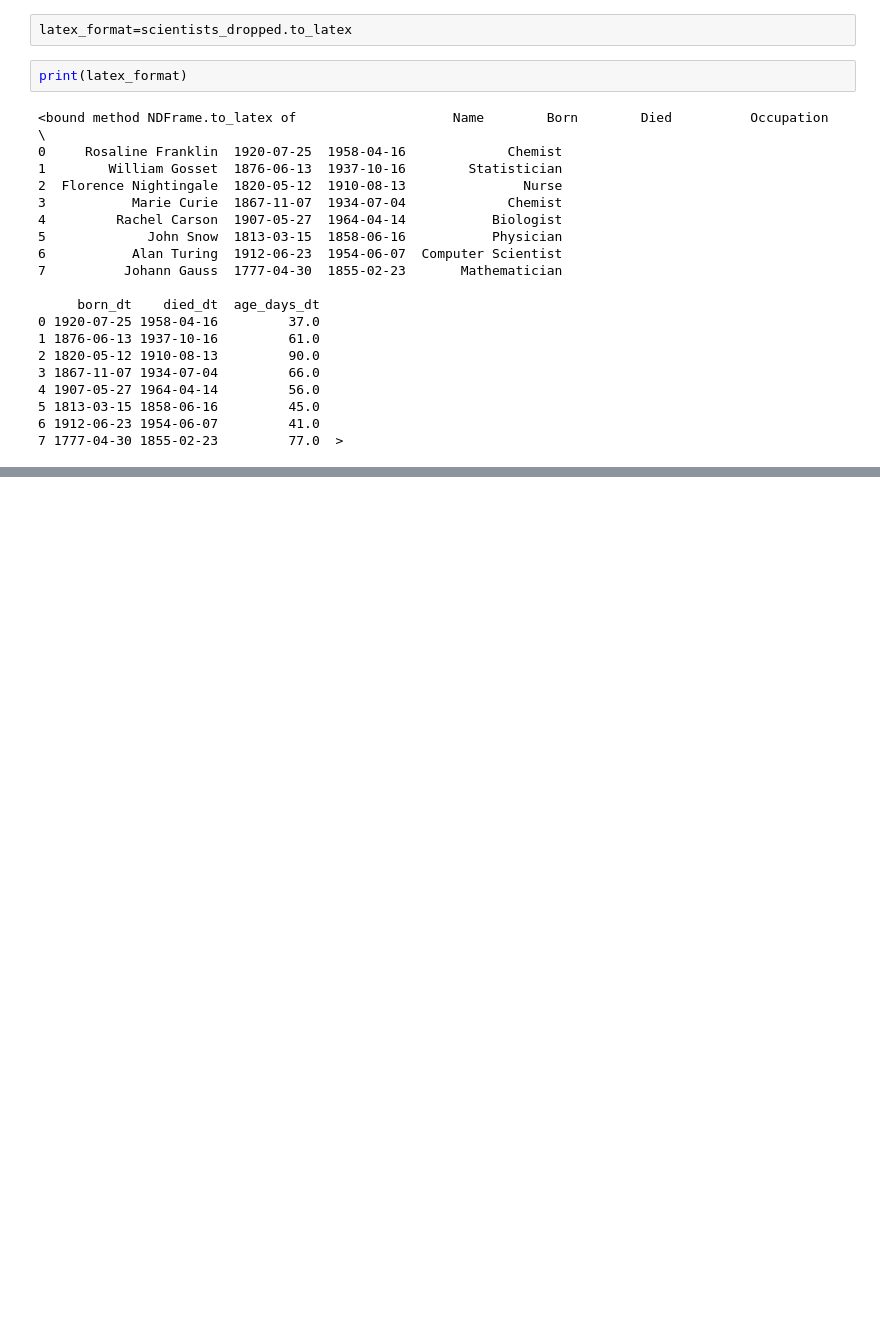
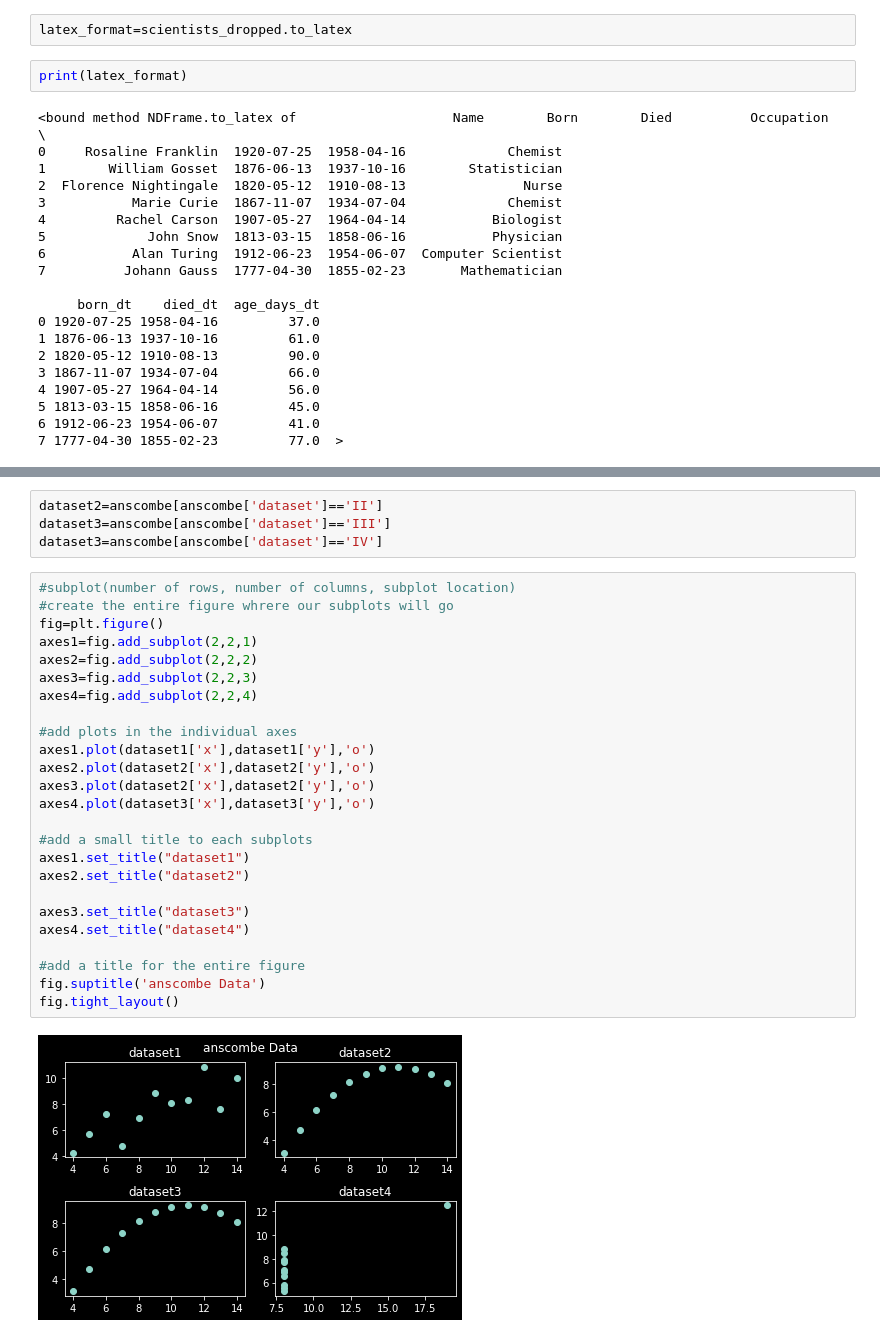
Before and after one commit to bhattathakur/uproot, a Jupyter notebook: PandasforEverybody.ipynb, the cells around one changed output, grey strips where cells are left out. Saved outputs shown, nothing was run; the diff lists cells and outputs as text; blank space fills up the shorter version.

```diff
--- a/PandasforEverybody.ipynb
+++ b/PandasforEverybody.ipynb
@@ -925,0 +978,31 @@ print(latex_format)
+# %%
+dataset2=anscombe[anscombe['dataset']=='II']
+dataset3=anscombe[anscombe['dataset']=='III']
+dataset3=anscombe[anscombe['dataset']=='IV']
+# %%
+#subplot(number of rows, number of columns, subplot location)
+#create the entire figure whrere our subplots will go
+fig=plt.figure()
+axes1=fig.add_subplot(2,2,1)
+axes2=fig.add_subplot(2,2,2)
+axes3=fig.add_subplot(2,2,3)
+axes4=fig.add_subplot(2,2,4)
+
+#add plots in the individual axes
+axes1.plot(dataset1['x'],dataset1['y'],'o')
+axes2.plot(dataset2['x'],dataset2['y'],'o')
+axes3.plot(dataset2['x'],dataset2['y'],'o')
+axes4.plot(dataset3['x'],dataset3['y'],'o')
+
+#add a small title to each subplots
+axes1.set_title("dataset1")
+axes2.set_title("dataset2")
+
+axes3.set_title("dataset3")
+axes4.set_title("dataset4")
+
+#add a title for the entire figure
+fig.suptitle('anscombe Data')
+fig.tight_layout()
+# %% [output]
+[figure, added]
```
Also changed, not shown: parts of 181 cells of this notebook, 1 other file.
